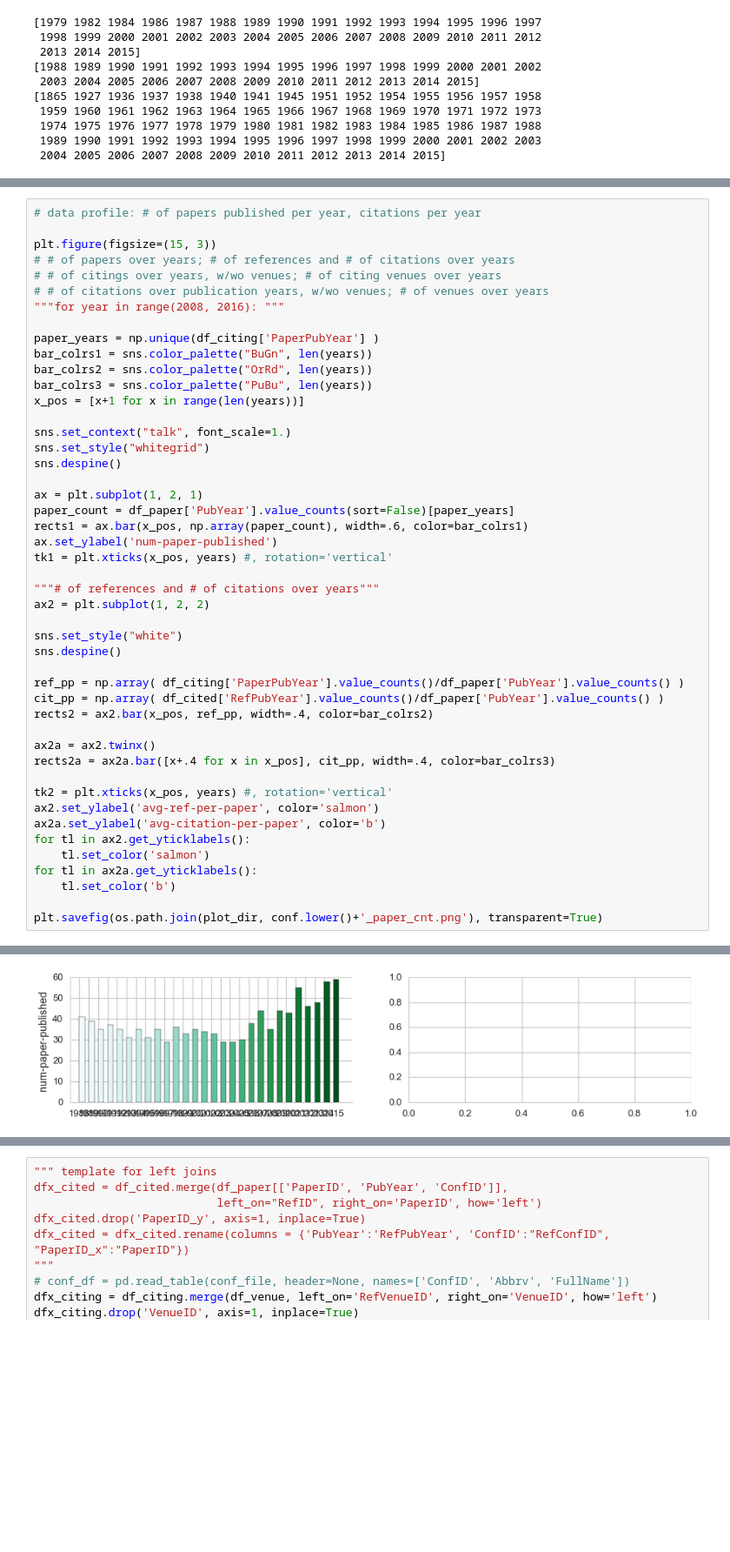
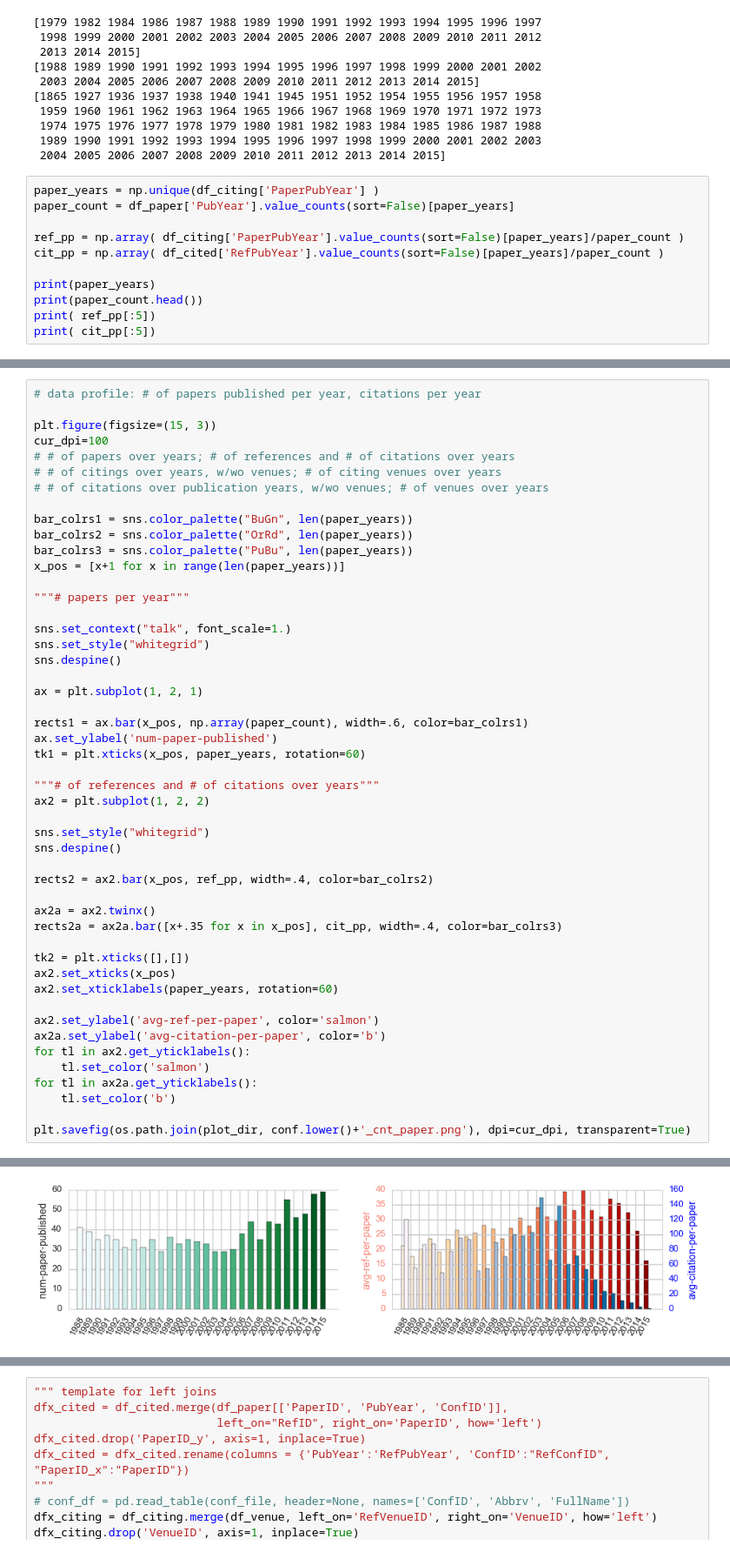
Before and after one commit to lexingxie/academic-graph, a Jupyter notebook: plot_conf_citations.ipynb, the cells around one changed output, grey strips where cells are left out. Shown at 87% size. Cells and saved outputs as stored; diff of their text form; blank space fills up the shorter version.

Commit message:
cleaned up data for bar graphs

```diff
--- a/plot_conf_citations.ipynb
+++ b/plot_conf_citations.ipynb
@@ -178,3 +169,14 @@ print( np.unique(df_citing['RefPubYear'] ) )
  1974 1975 1976 1977 1978 1979 1980 1981 1982 1983 1984 1985 1986 1987 1988
  1989 1990 1991 1992 1993 1994 1995 1996 1997 1998 1999 2000 2001 2002 2003
  2004 2005 2006 2007 2008 2009 2010 2011 2012 2013 2014 2015]
+# %%
+paper_years = np.unique(df_citing['PaperPubYear'] )
+paper_count = df_paper['PubYear'].value_counts(sort=False)[paper_years]
+
+ref_pp = np.array( df_citing['PaperPubYear'].value_counts(sort=False)[paper_years]/paper_count )
+cit_pp = np.array( df_cited['RefPubYear'].value_counts(sort=False)[paper_years]/paper_count )
+
+print(paper_years)
+print(paper_count.head())
+print( ref_pp[:5])
+print( cit_pp[:5])
@@ -182,41 +195,43 @@ print( np.unique(df_citing['RefPubYear'] ) )
 # data profile: # of papers published per year, citations per year
 
 plt.figure(figsize=(15, 3))
+cur_dpi=100
 # # of papers over years; # of references and # of citations over years
 # # of citings over years, w/wo venues; # of citing venues over years
 # # of citations over publication years, w/wo venues; # of venues over years
-"""for year in range(2008, 2016): """
 
-paper_years = np.unique(df_citing['PaperPubYear'] )
-bar_colrs1 = sns.color_palette("BuGn", len(years))
-bar_colrs2 = sns.color_palette("OrRd", len(years))
-bar_colrs3 = sns.color_palette("PuBu", len(years))
-x_pos = [x+1 for x in range(len(years))]
+bar_colrs1 = sns.color_palette("BuGn", len(paper_years))
+bar_colrs2 = sns.color_palette("OrRd", len(paper_years))
+bar_colrs3 = sns.color_palette("PuBu", len(paper_years))
+x_pos = [x+1 for x in range(len(paper_years))]
+
+"""# papers per year"""
 
 sns.set_context("talk", font_scale=1.)
 sns.set_style("whitegrid")
 sns.despine()
 
 ax = plt.subplot(1, 2, 1)
-paper_count = df_paper['PubYear'].value_counts(sort=False)[paper_years]
+
 rects1 = ax.bar(x_pos, np.array(paper_count), width=.6, color=bar_colrs1)
 ax.set_ylabel('num-paper-published')
-tk1 = plt.xticks(x_pos, years) #, rotation='vertical'
+tk1 = plt.xticks(x_pos, paper_years, rotation=60)
 
 """# of references and # of citations over years"""
 ax2 = plt.subplot(1, 2, 2)
 
-sns.set_style("white")
+sns.set_style("whitegrid")
 sns.despine()
 
-ref_pp = np.array( df_citing['PaperPubYear'].value_counts()/df_paper['PubYear'].value_counts() )
-cit_pp = np.array( df_cited['RefPubYear'].value_counts()/df_paper['PubYear'].value_counts() )
 rects2 = ax2.bar(x_pos, ref_pp, width=.4, color=bar_colrs2)
 
 ax2a = ax2.twinx()
-rects2a = ax2a.bar([x+.4 for x in x_pos], cit_pp, width=.4, color=bar_colrs3)
+rects2a = ax2a.bar([x+.35 for x in x_pos], cit_pp, width=.4, color=bar_colrs3)
 
-tk2 = plt.xticks(x_pos, years) #, rotation='vertical'
+tk2 = plt.xticks([],[])
+ax2.set_xticks(x_pos)
+ax2.set_xticklabels(paper_years, rotation=60)
+
 ax2.set_ylabel('avg-ref-per-paper', color='salmon')
 ax2a.set_ylabel('avg-citation-per-paper', color='b')
 for tl in ax2.get_yticklabels():
@@ -224,5 +239,5 @@ for tl in ax2.get_yticklabels():
 for tl in ax2a.get_yticklabels():
     tl.set_color('b')
 
-plt.savefig(os.path.join(plot_dir, conf.lower()+'_paper_cnt.png'), transparent=True)
+plt.savefig(os.path.join(plot_dir, conf.lower()+'_cnt_paper.png'), dpi=cur_dpi, transparent=True)
 # %% [output]
@@ -230 +244 @@ ValueError: incompatible sizes: argument 'height' must be length 28 or scalar
-[figure, old version]
+[figure, new version]
```
Also changed, not shown: parts of 14 cells of this notebook.
